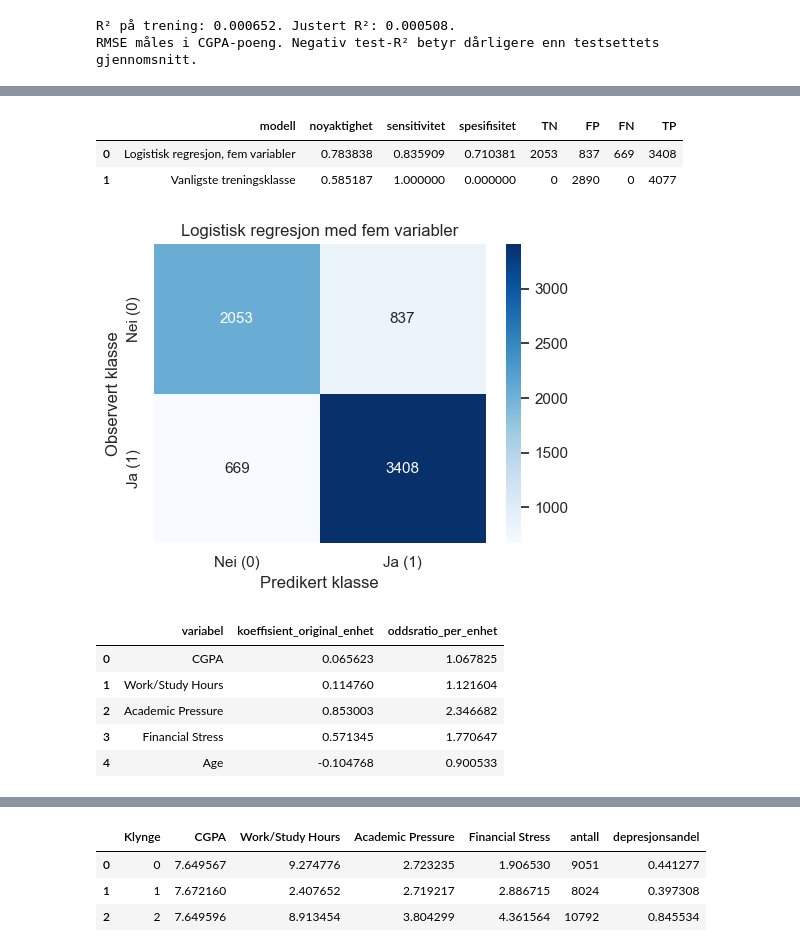
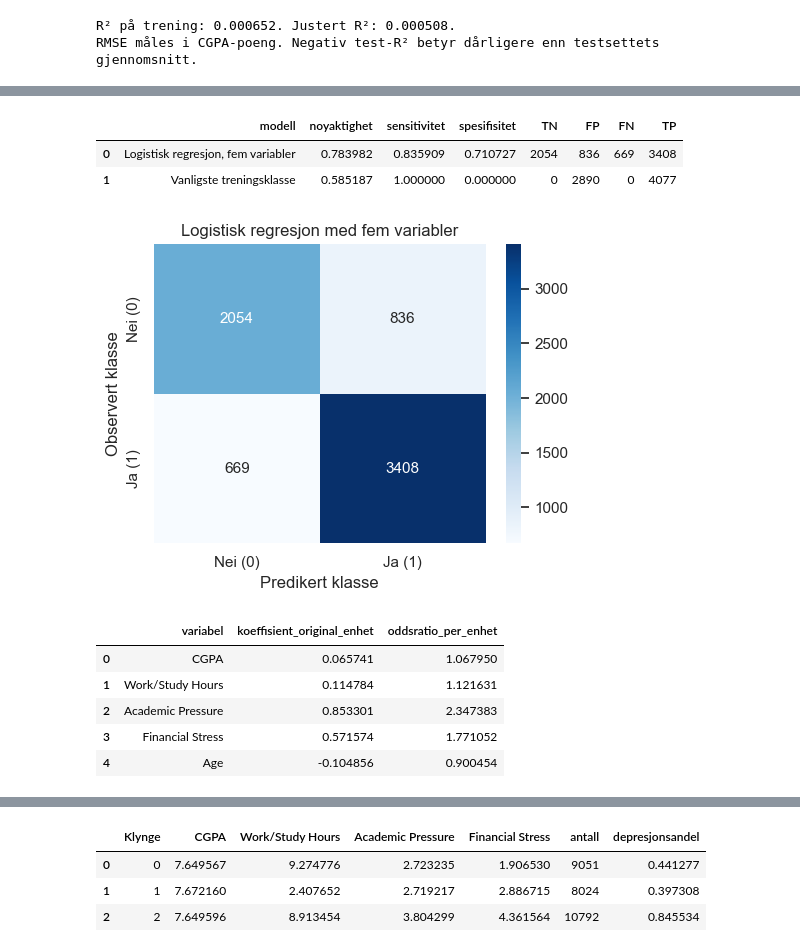
Before and after one commit to holakle/Statistikk_prosjekt, a Jupyter notebook: analyse.ipynb, the cells around one changed output, grey strips where cells are left out. Cells and saved outputs as stored; diff of their text form; code cells hidden in the pictures.

Commit message:
Forenkle analysen og tilpass modellene til pensum

```diff
--- a/analyse.ipynb
+++ b/analyse.ipynb
@@ -418,45 +344,36 @@ Skårene brukes numerisk med samme antakelse om like skalatrinn som i OLS.
 # %%
-klassifikator = make_pipeline(StandardScaler(), LogisticRegression(C=1.0, max_iter=1000, random_state=FROE))
-klassifikator.fit(tren[KLASS_VARIABLER], tren['Depression'])
-sannsynlighet = klassifikator.predict_proba(test[KLASS_VARIABLER])[:, 1]
-pred_klass_test = (sannsynlighet >= 0.5).astype(int)
-referanse = DummyClassifier(strategy='most_frequent').fit(tren[KLASS_VARIABLER], tren['Depression'])
-pred_referanse = referanse.predict(test[KLASS_VARIABLER])
-
-def klassifikasjonsmaal(observert, predikert):
-    matrise = confusion_matrix(observert, predikert, labels=[0, 1])
-    tn, fp, fn, tp = matrise.ravel()
-    return {'noyaktighet': accuracy_score(observert, predikert),
-            'sensitivitet': tp / (tp + fn) if tp + fn else np.nan,
-            'spesifisitet': tn / (tn + fp) if tn + fp else np.nan,
-            'TN': int(tn), 'FP': int(fp), 'FN': int(fn), 'TP': int(tp)}
-
+klassifikator = tilpass_logistikk(tren, KLASS_VARIABLER)
+pred_klass_test = prediker_klasse(klassifikator, test, KLASS_VARIABLER)
+vanligste_klasse = tren['Depression'].mode().iloc[0]
+pred_referanse = np.repeat(vanligste_klasse, len(test))
 klass_testtabell = pd.DataFrame([
-    {'modell': 'Logistisk regresjon, fem variabler', **klassifikasjonsmaal(test['Depression'], pred_klass_test)},
-    {'modell': 'Vanligste treningsklasse', **klassifikasjonsmaal(test['Depression'], pred_referanse)},
+    {'modell': 'Logistisk regresjon, fem variabler',
+     **klassifikasjonsmaal(test['Depression'], pred_klass_test)},
+    {'modell': 'Vanligste treningsklasse',
+     **klassifikasjonsmaal(test['Depression'], pred_referanse)},
 ])
 lagre_tabell(klass_testtabell, 'klassifikasjon_test')
 cm = confusion_matrix(test['Depression'], pred_klass_test, labels=[0, 1])
 fig, ax = plt.subplots(figsize=(5, 4))
-sns.heatmap(cm, annot=True, fmt='d', cmap='Blues', xticklabels=['Nei (0)', 'Ja (1)'], yticklabels=['Nei (0)', 'Ja (1)'], ax=ax)
+sns.heatmap(cm, annot=True, fmt='d', cmap='Blues', xticklabels=['Nei (0)', 'Ja (1)'],
+            yticklabels=['Nei (0)', 'Ja (1)'], ax=ax)
 ax.set(xlabel='Predikert klasse', ylabel='Observert klasse', title='Logistisk regresjon med fem variabler')
 lagre_figur(fig, 'figur3_forvekslingsmatrise.png')
 # %% [output]
 |  | modell | noyaktighet | sensitivitet | spesifisitet | TN | FP | FN | TP |
-| 0 | Logistisk regresjon, fem variabler | 0.783838 | 0.835909 | 0.710381 | 2053 | 837 | 669 | 3408 |
+| 0 | Logistisk regresjon, fem variabler | 0.783982 | 0.835909 | 0.710727 | 2054 | 836 | 669 | 3408 |
 | 1 | Vanligste treningsklasse | 0.585187 | 1.000000 | 0.000000 | 0 | 2890 | 0 | 4077 |
 [figure]
 # %%
-skalering = klassifikator.named_steps['standardscaler']
-logit = klassifikator.named_steps['logisticregression']
-beta_opprinnelig = logit.coef_[0] / skalering.scale_
-odds = pd.DataFrame({'variabel': KLASS_VARIABLER, 'koeffisient_original_enhet': beta_opprinnelig,
-                     'oddsratio_per_enhet': np.exp(beta_opprinnelig)})
+beta_opprinnelig = klassifikator.params.loc[KLASS_VARIABLER]
+odds = pd.DataFrame({'variabel': KLASS_VARIABLER,
+                     'koeffisient_original_enhet': beta_opprinnelig.to_numpy(),
+                     'oddsratio_per_enhet': np.exp(beta_opprinnelig.to_numpy())})
 lagre_tabell(odds, 'klassifikasjon_oddsratio')
 # %% [output]
 |  | variabel | koeffisient_original_enhet | oddsratio_per_enhet |
-| 0 | CGPA | 0.065623 | 1.067825 |
-| 1 | Work/Study Hours | 0.114760 | 1.121604 |
-| 2 | Academic Pressure | 0.853003 | 2.346682 |
-| 3 | Financial Stress | 0.571345 | 1.770647 |
-| 4 | Age | -0.104768 | 0.900533 |
+| 0 | CGPA | 0.065741 | 1.067950 |
+| 1 | Work/Study Hours | 0.114784 | 1.121631 |
+| 2 | Academic Pressure | 0.853301 | 2.347383 |
+| 3 | Financial Stress | 0.571574 | 1.771052 |
+| 4 | Age | -0.104856 | 0.900454 |
```
Also changed, not shown: parts of 42 cells of this notebook, 14 other files.
